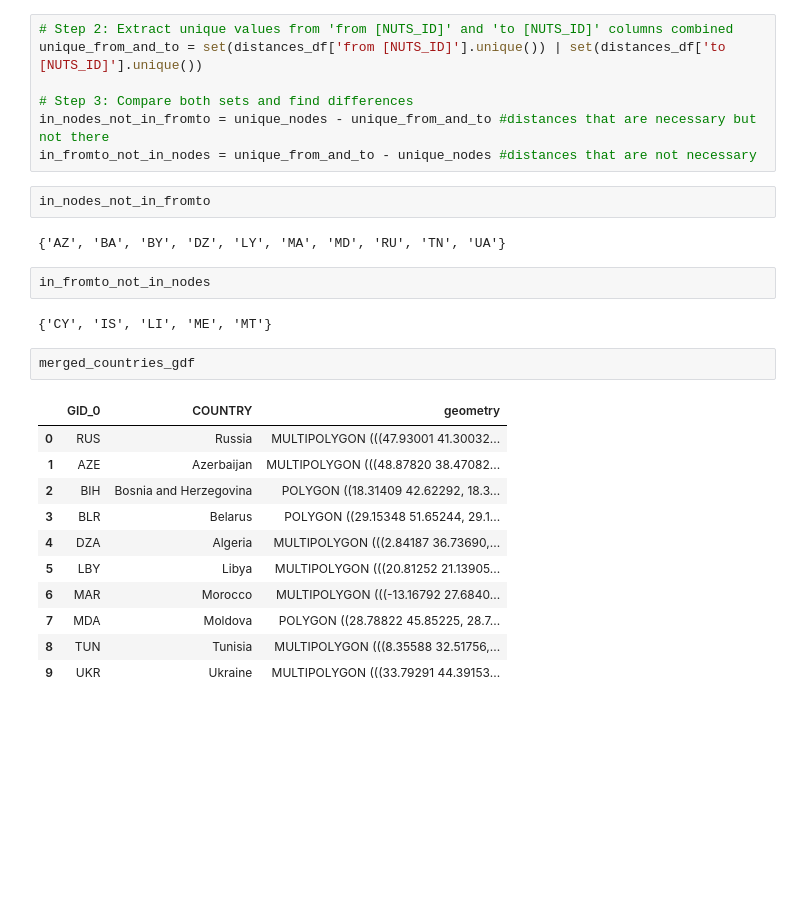
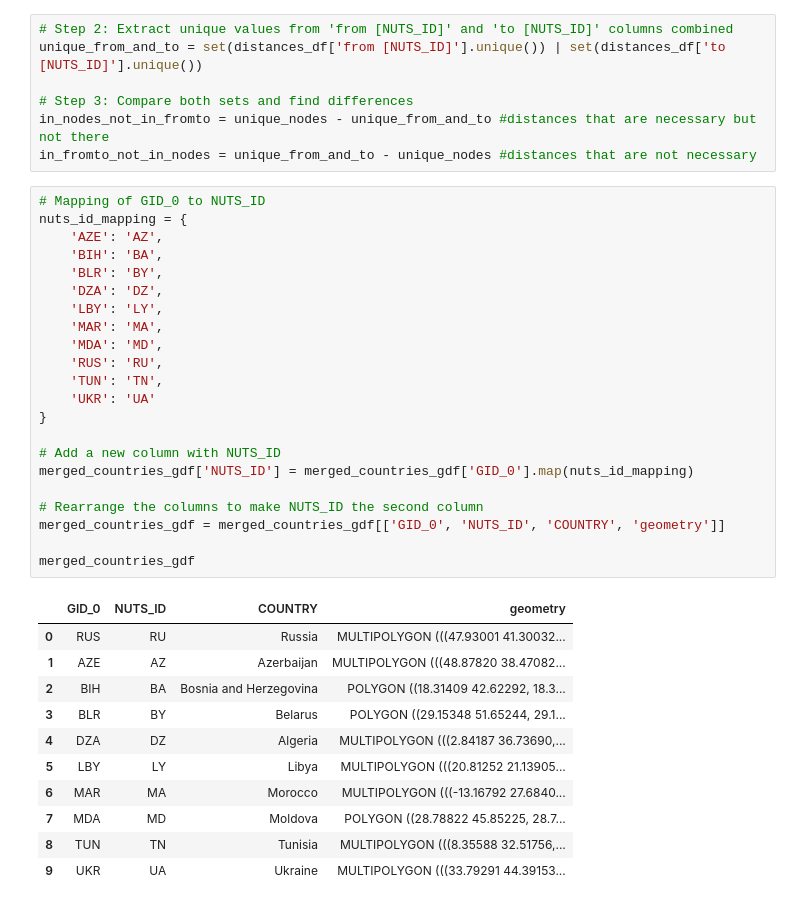
Before and after one commit to CSEI-EU/gas_infrastructure_model, a Jupyter notebook: 00_code_base/05_test_files/Get_Centroids_and_Distances.ipynb, the cells around one changed output. Drawn from its saved outputs; the diff is of its cells as text; blank space fills up the shorter version.

```diff
--- a/00_code_base/05_test_files/Get_Centroids_and_Distances.ipynb
+++ b/00_code_base/05_test_files/Get_Centroids_and_Distances.ipynb
@@ -443,25 +443,37 @@ unique_from_and_to = set(distances_df['from [NUTS_ID]'].unique()) | set(distance
 # Step 3: Compare both sets and find differences
 in_nodes_not_in_fromto = unique_nodes - unique_from_and_to #distances that are necessary but not there
 in_fromto_not_in_nodes = unique_from_and_to - unique_nodes #distances that are not necessary
-# %%
-in_nodes_not_in_fromto
-# %% [output]
-{'AZ', 'BA', 'BY', 'DZ', 'LY', 'MA', 'MD', 'RU', 'TN', 'UA'}
-# %%
-in_fromto_not_in_nodes
-# %% [output]
-{'CY', 'IS', 'LI', 'ME', 'MT'}
 # %%
+# Mapping of GID_0 to NUTS_ID
+nuts_id_mapping = {
+    'AZE': 'AZ',
+    'BIH': 'BA',
+    'BLR': 'BY',
+    'DZA': 'DZ',
+    'LBY': 'LY',
+    'MAR': 'MA',
+    'MDA': 'MD',
+    'RUS': 'RU',
+    'TUN': 'TN',
+    'UKR': 'UA'
+}
+
+# Add a new column with NUTS_ID
+merged_countries_gdf['NUTS_ID'] = merged_countries_gdf['GID_0'].map(nuts_id_mapping)
+
+# Rearrange the columns to make NUTS_ID the second column
+merged_countries_gdf = merged_countries_gdf[['GID_0', 'NUTS_ID', 'COUNTRY', 'geometry']]
+
 merged_countries_gdf
 # %% [output]
-|  | GID_0 | COUNTRY | geometry |
-| 0 | RUS | Russia | MULTIPOLYGON (((47.93001 41.30032... |
-| 1 | AZE | Azerbaijan | MULTIPOLYGON (((48.87820 38.47082... |
-| 2 | BIH | Bosnia and Herzegovina | POLYGON ((18.31409 42.62292, 18.3... |
-| 3 | BLR | Belarus | POLYGON ((29.15348 51.65244, 29.1... |
-| 4 | DZA | Algeria | MULTIPOLYGON (((2.84187 36.73690,... |
-| 5 | LBY | Libya | MULTIPOLYGON (((20.81252 21.13905... |
-| 6 | MAR | Morocco | MULTIPOLYGON (((-13.16792 27.6840... |
-| 7 | MDA | Moldova | POLYGON ((28.78822 45.85225, 28.7... |
-| 8 | TUN | Tunisia | MULTIPOLYGON (((8.35588 32.51756,... |
-| 9 | UKR | Ukraine | MULTIPOLYGON (((33.79291 44.39153... |
+|  | GID_0 | NUTS_ID | COUNTRY | geometry |
+| 0 | RUS | RU | Russia | MULTIPOLYGON (((47.93001 41.30032... |
+| 1 | AZE | AZ | Azerbaijan | MULTIPOLYGON (((48.87820 38.47082... |
+| 2 | BIH | BA | Bosnia and Herzegovina | POLYGON ((18.31409 42.62292, 18.3... |
+| 3 | BLR | BY | Belarus | POLYGON ((29.15348 51.65244, 29.1... |
+| 4 | DZA | DZ | Algeria | MULTIPOLYGON (((2.84187 36.73690,... |
+| 5 | LBY | LY | Libya | MULTIPOLYGON (((20.81252 21.13905... |
+| 6 | MAR | MA | Morocco | MULTIPOLYGON (((-13.16792 27.6840... |
+| 7 | MDA | MD | Moldova | POLYGON ((28.78822 45.85225, 28.7... |
+| 8 | TUN | TN | Tunisia | MULTIPOLYGON (((8.35588 32.51756,... |
+| 9 | UKR | UA | Ukraine | MULTIPOLYGON (((33.79291 44.39153... |
```
Also changed, not shown: parts of 6 cells of this notebook.
